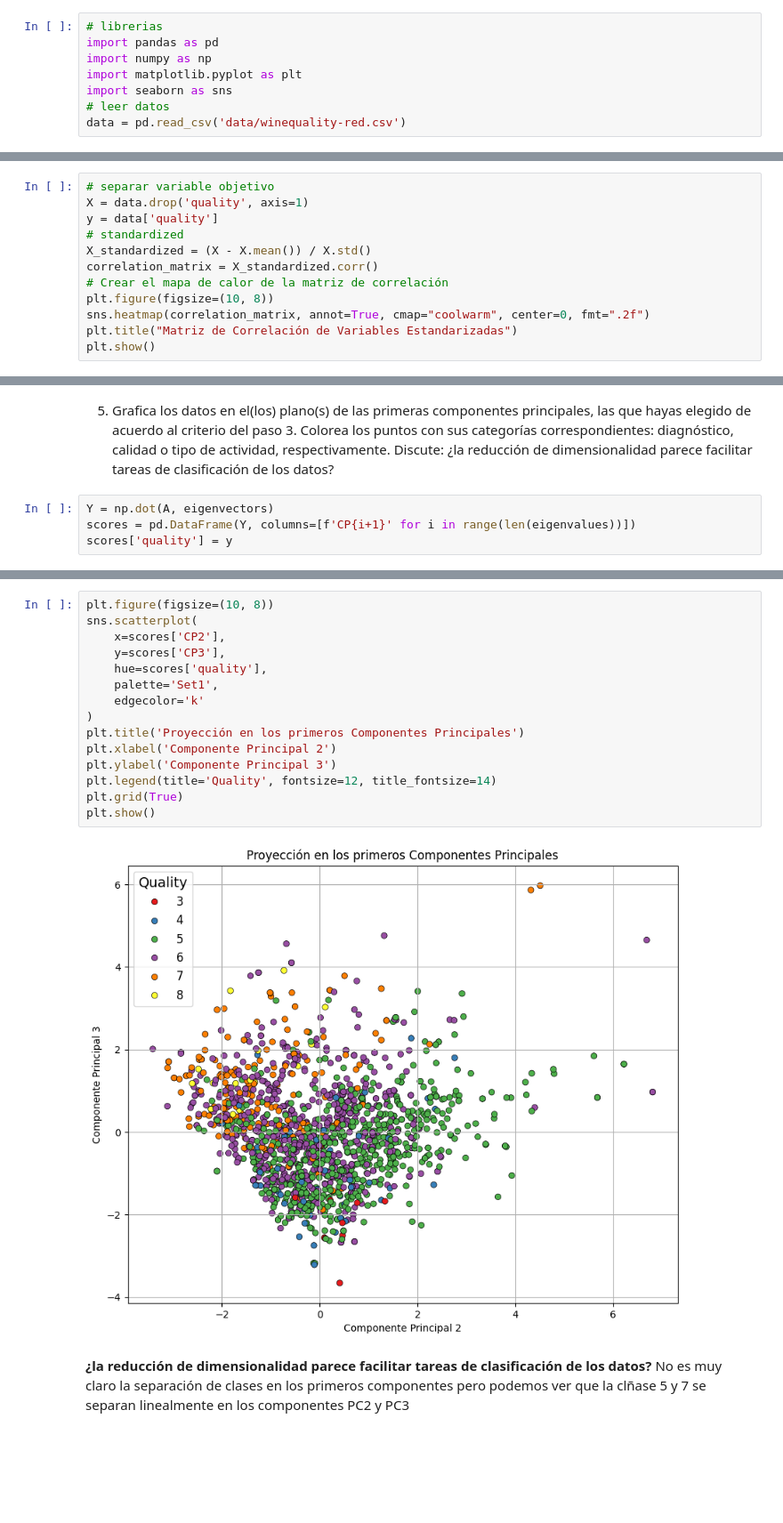
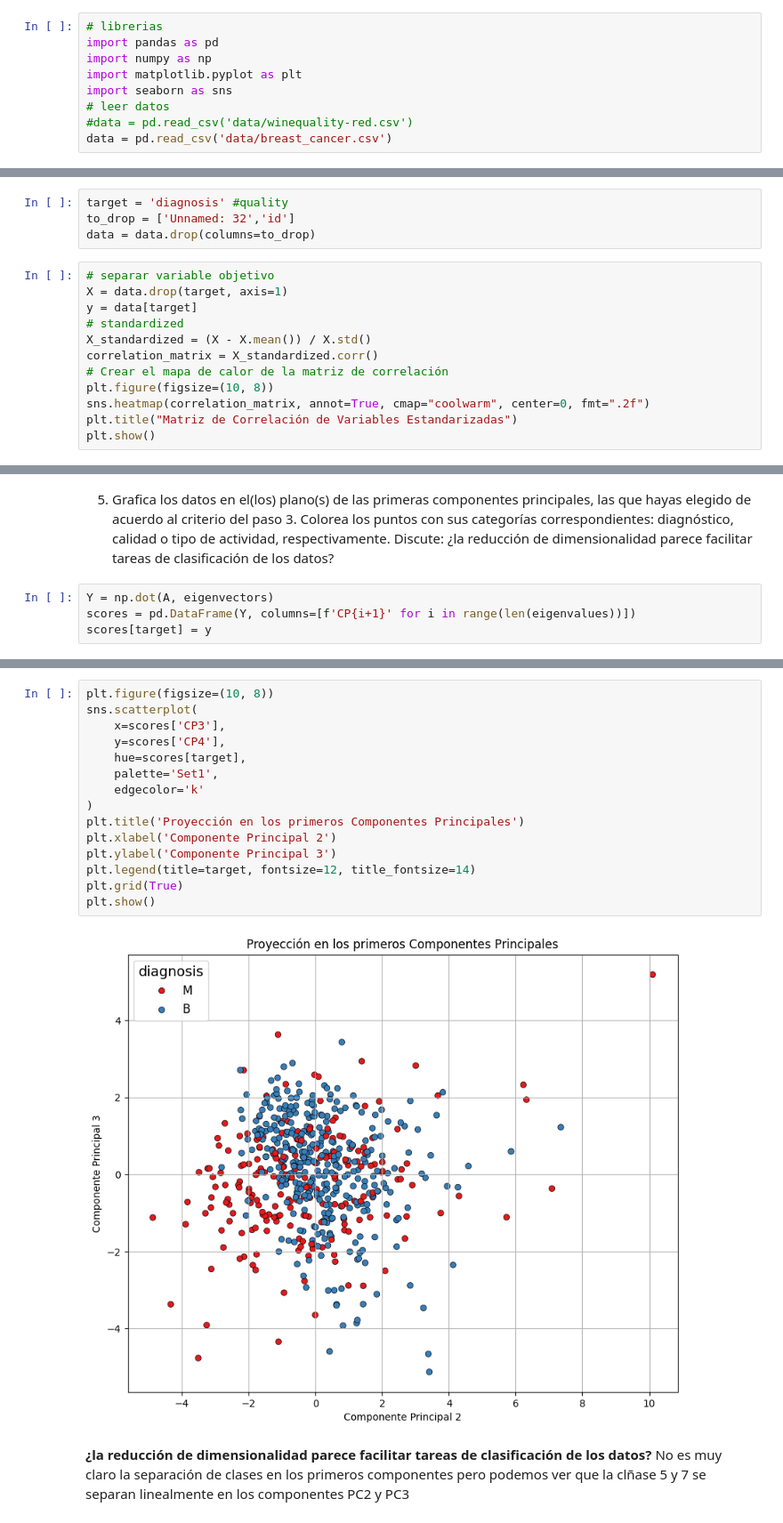
Before and after one commit to LauShang/PCA_ANALISIS, a Jupyter notebook: PCA.ipynb, the cells around one changed output, grey strips where cells are left out. Shown at 89% size. Saved outputs shown, nothing was run; the diff lists cells and outputs as text; blank space fills up the shorter version.

```diff
--- a/PCA.ipynb
+++ b/PCA.ipynb
@@ -16,13 +16,18 @@ import numpy as np
 import matplotlib.pyplot as plt
 import seaborn as sns
 # leer datos
-data = pd.read_csv('data/winequality-red.csv')
+#data = pd.read_csv('data/winequality-red.csv')
+data = pd.read_csv('data/breast_cancer.csv')
 # %% [markdown]
 1. Prepara los datos: para cada variable, centra alrededor del cero restando las medias y estandariza la escala dividiendo entre la varianza (np.std). Haz un mapa de calor con la matriz de correlaciones de la base de datos estandarizada.
+# %%
+target = 'diagnosis' #quality
+to_drop = ['Unnamed: 32','id']
+data = data.drop(columns=to_drop)
 # %%
 # separar variable objetivo
-X = data.drop('quality', axis=1)
-y = data['quality']
+X = data.drop(target, axis=1)
+y = data[target]
 # standardized
 X_standardized = (X - X.mean()) / X.std()
 correlation_matrix = X_standardized.corr()
@@ -124,7 +127,7 @@ Además, el PCA considera combinaciones lineales de variables. Esto significa qu
 # %%
 Y = np.dot(A, eigenvectors)
 scores = pd.DataFrame(Y, columns=[f'CP{i+1}' for i in range(len(eigenvalues))])
-scores['quality'] = y
+scores[target] = y
 # %%
 plt.figure(figsize=(10, 8))
 sns.scatterplot(
@@ -145,20 +148,20 @@ plt.show()
 # %%
 plt.figure(figsize=(10, 8))
 sns.scatterplot(
-    x=scores['CP2'],
-    y=scores['CP3'],
-    hue=scores['quality'],
+    x=scores['CP3'],
+    y=scores['CP4'],
+    hue=scores[target],
     palette='Set1',
     edgecolor='k'
 )
 plt.title('Proyección en los primeros Componentes Principales')
 plt.xlabel('Componente Principal 2')
 plt.ylabel('Componente Principal 3')
-plt.legend(title='Quality', fontsize=12, title_fontsize=14)
+plt.legend(title=target, fontsize=12, title_fontsize=14)
 plt.grid(True)
 plt.show()
 # %% [output]
-[figure, old version]
+[figure, new version]
 # %% [markdown]
 **¿la reducción de dimensionalidad parece facilitar tareas de clasificación de los datos?** No es muy claro la separación de clases en los primeros componentes pero podemos ver que la clñase 5 y 7 se separan linealmente en los componentes PC2 y PC3
 # %% [markdown]
```
Also changed, not shown: parts of 28 cells of this notebook.
